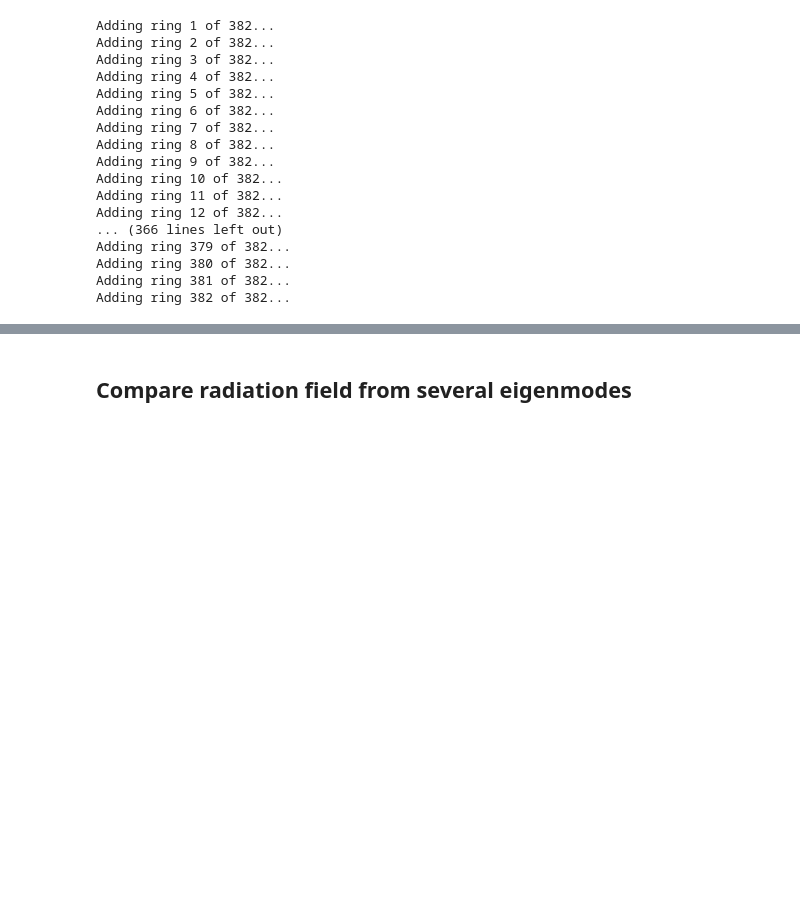
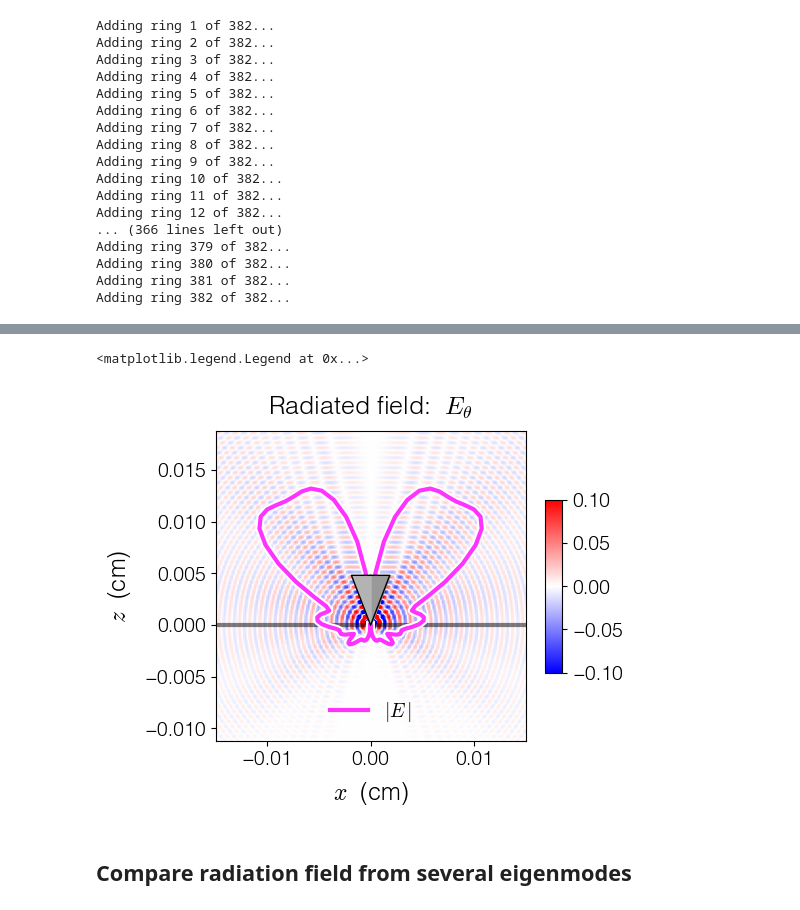
Before and after one commit to asmcleod/EigenProbe, a Jupyter notebook: Notebooks/5 - Probe eigenmode properties.ipynb, the cells around one changed output, grey strips where cells are left out. Saved outputs shown, nothing was run; the diff lists cells and outputs as text; code cells hidden in the pictures; blank space fills up the shorter version.

```diff
--- a/Notebooks/5 - Probe eigenmode properties.ipynb
+++ b/Notebooks/5 - Probe eigenmode properties.ipynb
@@ -712,3 +724,52 @@ Text(0.5, 1.0, 'Radiation amplitude from $\\nu=0$')
+# %%
+R,Z= Er.axis_grids
+D= np.sqrt(R**2+Z**2)
+Sin=np.abs(R)/D
+Cos=Z/D
+E_theta = Er * Cos - Ez * Sin
+
+xlim=.015
+
+plt.figure()
+im=E_theta.real.plot(cmap='bwr',colorbar=False)
+plt.clim(-cl,cl)
+plt.gca().set_aspect('equal')
+plt.title(r'Radiated field:  $E_\theta$')
+
+plt.colorbar(im, shrink=0.5, aspect=10)
+
+Babs=np.abs(Bs)
+Babs /= Babs.max()
+Babs*=xlim
+Bz=Babs*np.sin(np.deg2rad(90-angles))
+Br=Babs*np.cos(np.deg2rad(90-angles))
+#Br*=1e-1
+#Bz*=1e-1
+
+plt.axhline(0,ls='-',color='k',alpha=.5)
+plt.plot(Br,Bz,color='w',lw=6)
+plt.plot(Br,Bz,color=(1,0,1),alpha=.8,label=r'$|E\,|$')
+
+plt.xlim(-xlim,xlim)
+plt.ylim(-0.75*xlim,1.25*xlim)
+
+zoom_probe=2
+probe_radii=P.get_radii()*zoom_probe
+probe_zs = P.get_zs()*zoom_probe
+plt.fill_between(probe_radii,probe_zs,probe_zs.max(),color=(.6,.6,.6),ls='-',zorder=9)
+plt.fill_between(-probe_radii,probe_zs,probe_zs.max(),color=(.7,.7,.7),ls='-',zorder=9)
+probe_zs = np.append(probe_zs,probe_zs.max())
+probe_radii=np.append(probe_radii,0)
+plt.plot(probe_radii,probe_zs,color='k',lw=1,zorder=10)
+plt.plot(-probe_radii,probe_zs,color='k',lw=1,zorder=10)
+
+plt.xlabel('$x$  (cm)',fontsize=17)
+plt.ylabel('$z$  (cm)',fontsize=17)
+
+plt.legend(loc='lower center',frameon=False)
+# %% [output]
+<matplotlib.legend.Legend at 0x...>
+[figure, added]
 # %% [markdown]
 ## Compare radiation field from several eigenmodes
 # %%
```
Also changed, not shown: parts of 22 cells of this notebook, 21 other files.
